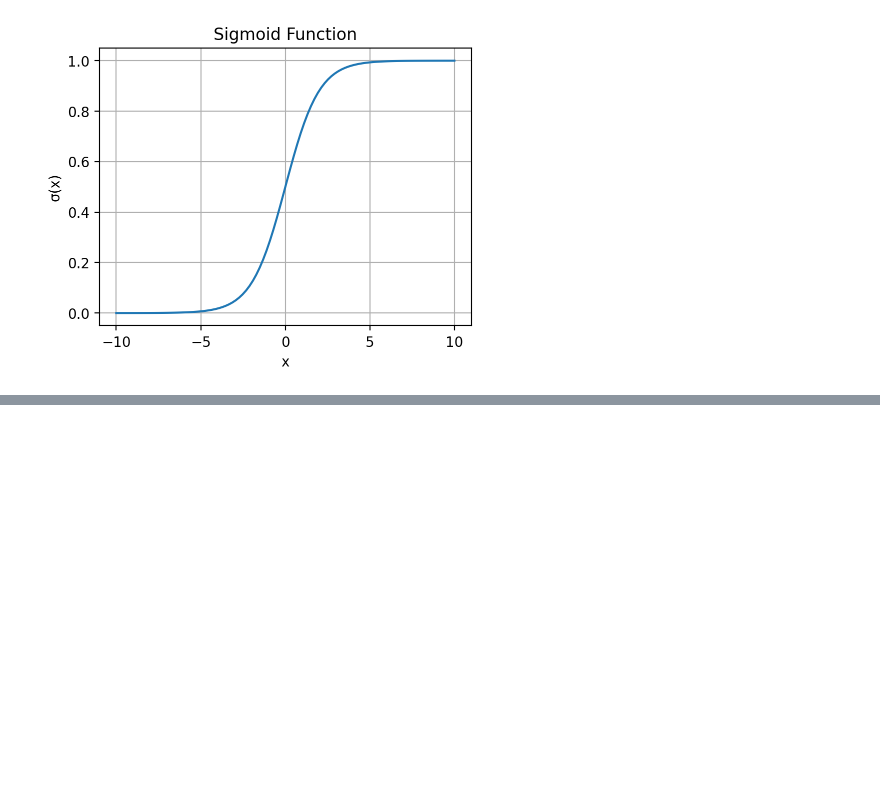
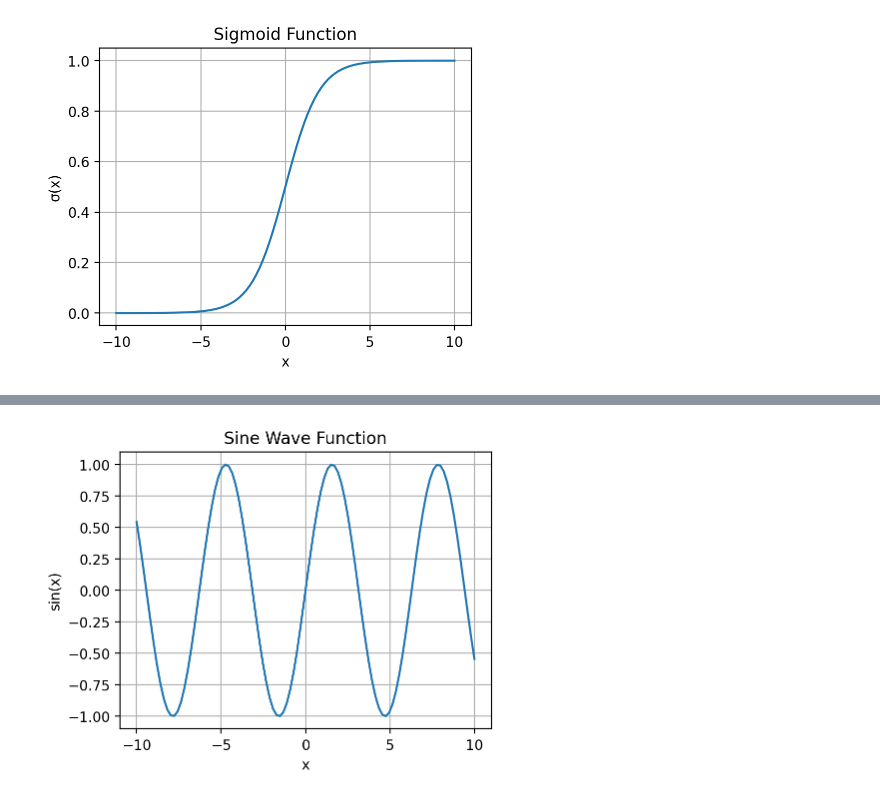
Before and after one commit to dkhundley/math-in-code, a Jupyter notebook: neural_networks/activation_functions.ipynb, the cells around one changed output, grey strips where cells are left out. Saved outputs shown, nothing was run; the diff lists cells and outputs as text; code cells hidden in the pictures; blank space fills up the shorter version.

Commit message:
More activation function work

```diff
--- a/neural_networks/activation_functions.ipynb
+++ b/neural_networks/activation_functions.ipynb
@@ -307,0 +312,16 @@ plt.show()
+# %%
+# Generating a range of values between -10 and 10
+x = np.linspace(-10, 10, 100)
+
+# Calculating the sine values based on the input
+y = np.sin(x)
+
+# Makin' it pretty
+plt.plot(x, y)
+plt.title('Sine Wave Function')
+plt.xlabel('x')
+plt.ylabel('sin(x)')
+plt.grid(True)
+plt.show()
+# %% [output]
+[figure, added]
```
Also changed, not shown: parts of 4 cells of this notebook.
